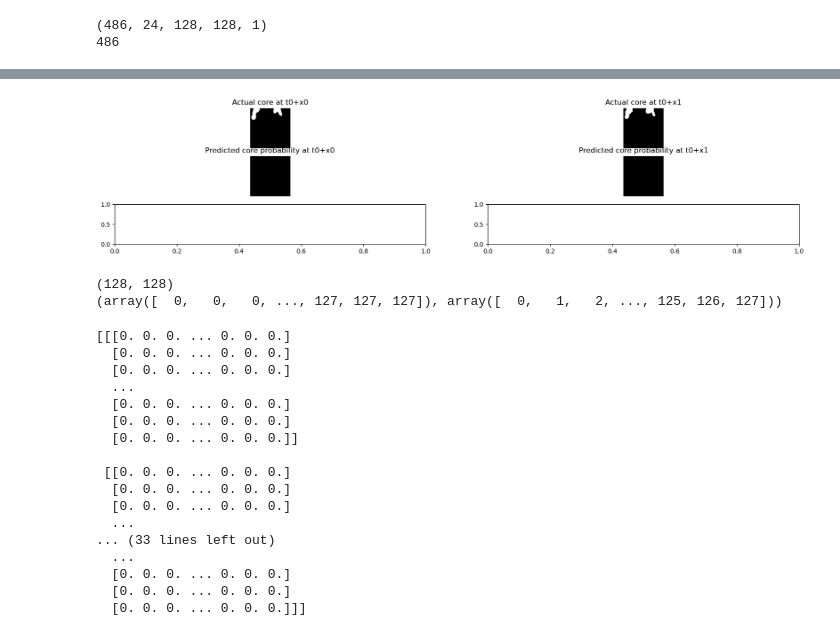
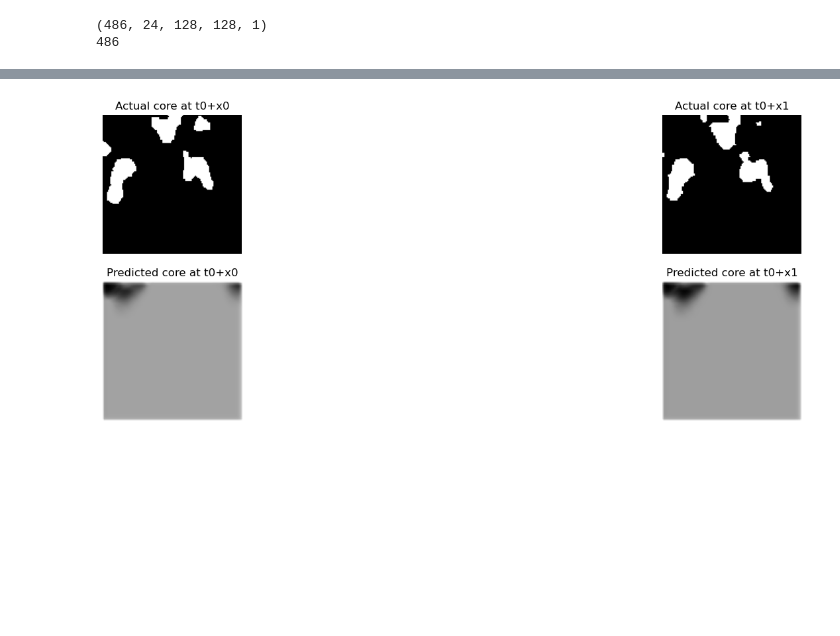
Before and after one commit to JawairiaAA/Core_forecasting_DL, a Jupyter notebook: DL_core_forecasting_video.ipynb, the cells around one changed output, grey strips where cells are left out. Saved outputs shown, nothing was run; the diff lists cells and outputs as text; code cells hidden in the pictures; blank space fills up the shorter version.

Commit message:
corrected_plots

```diff
--- a/DL_core_forecasting_video.ipynb
+++ b/DL_core_forecasting_video.ipynb
@@ -236,12 +236,12 @@ b= 48
 #cores_t_0 = cores[t0:-t0, a:,b:]
 #tir_t_minus_xhr = tir[0:-2*t0,a:,b:]
 #tir_t_0 = tir[t0:-t0, a:,b:]
-cores_t_0 = cores[0:-num_frames-t0, a:,b:]
-tir_t_0 = tir[0:-num_frames-t0, a:,b:]
+cores_t_0 = cores[0:-num_frames-t0, :-a,b:]
+tir_t_0 = tir[0:-num_frames-t0, :-a,b:]
 
 
 #target data
-cores_t_plus_xhr = cores[t0+num_frames:, a:,b:]
+cores_t_plus_xhr = cores[t0+num_frames:, :-a,b:]
 ind = np.where(cores_t_plus_xhr>0)
 cores_t_plus_xhr[ind] = 1
 ind_not = np.where(cores_t_plus_xhr<=0)
@@ -381,7 +398,7 @@ early_stopping = keras.callbacks.EarlyStopping(monitor="val_loss", patience=10)
 reduce_lr = keras.callbacks.ReduceLROnPlateau(monitor="val_loss", patience=5)
 
 # Define modifiable training hyperparameters.
-epochs = 5# 20
+epochs = 3 # 20
 batch_size = 24 #50# batch_size#24
 
 # Fit the model to the training data.
@@ -418,7 +431,7 @@ frames = x_val[batch_number,:,:,:,:] #
 original_frames = y_val[batch_number,:,:,:,:] #
 
 # Predict a new set of 10 frames.
-for _ in range(5):
+for _ in range(2):
     # Extract the model's prediction and post-process it.
     new_prediction = model.predict(np.expand_dims(frames, axis=0))
     new_prediction = np.squeeze(new_prediction, axis=0)
@@ -442,0 +453,8 @@ for _ in range(5):
+# %%
+day = 1 #96*19-36
+f=plt.figure(figsize=(15,7))  # this opens a plot window
+ax = f.add_subplot(111, projection=ccrs.PlateCarree())  # this opens a new plot axis
+draw_map(ax, np.squeeze(predicted_frame), lon[:-a,b:], lat[:-a,b:], cbar_label='TIR [Tb oC]', cmap='jet')
+#ax.contour(lon, lat, cores[day,:,:], levels=[-5,1,50], colors='r')
+
+#
@@ -443,68 +463,40 @@ for _ in range(5):
 # %%
 # Construct a figure for the original and new frames.
-fig, axes = plt.subplots(3, 2, figsize=(20, 4))
+fig, axes = plt.subplots(2, 2, figsize=(20, 6))
 
 
 # Plot the original frames.
 for idx, ax in enumerate(axes[0]):
     ax.imshow(np.squeeze(original_frames[idx]), cmap="gray")
     ax.set_title(f"Actual core at t0+x{idx}")
 #    ax.set_title(f"Frame {idx + 24}")
     ax.axis("off")
 
 
 # Plot the new frames.
 new_frames = frames[24:, ...]
 for idx, ax in enumerate(axes[1]):
     ax.imshow(np.squeeze(new_frames[idx]), cmap="gray")
     ax.set_title(f"Predicted core at t0+x{idx}")
     ax.axis("off")
 
 
 # Plot the new frames.
-new_frames_prob = frames[24:, ...]
-for idx, ax in enumerate(axes[1]):
-    plot_image = np.squeeze(new_frames_prob[idx])
-    ind = np.where(plot_image>0.5)
-    plot_image[ind]=1
-    ind_not = np.where(plot_image<=0.5)
-    plot_image[ind_not]=0
-    ax.imshow(plot_image, cmap="gray")
-    ax.set_title(f"Predicted core probability at t0+x{idx}")
-    ax.axis("off")
+#embedded-picture = frames[24:, ...]
+#for idx, ax in enumerate(axes[1]):
+ #   plot_image = np.squeeze(new_frames_prob[idx])
+ #   ind = np.where(plot_image>0.5)
+ #   plot_image[ind]=1
+ #   ind_not = np.where(plot_image<=0.5)
+ #   plot_image[ind_not]=0
+ #   ax.imshow(plot_image, cmap="gray")
+ #   ax.set_title(f"Predicted core probability at t0+x{idx}")
+ #   ax.axis("off")
 
 # Display the figure.
 plt.show()
 # %% [output]
-[figure, old version]
+[figure, new version]
-# %%
-#print(np.unique(new_frames[0]))
-print(plot_image.shape)
-print(ind_not)
-del ind_not, ind
-# %% [output]
-(128, 128)
-(array([  0,   0,   0, ..., 127, 127, 127]), array([  0,   1,   2, ..., 125, 126, 127]))
-# %%
-print(cores_t_plus_xhr)
-# %% [output]
-[[[0. 0. 0. ... 0. 0. 0.]
-  [0. 0. 0. ... 0. 0. 0.]
-  [0. 0. 0. ... 0. 0. 0.]
-  ...
-  [0. 0. 0. ... 0. 0. 0.]
-  [0. 0. 0. ... 0. 0. 0.]
-  [0. 0. 0. ... 0. 0. 0.]]
-
- [[0. 0. 0. ... 0. 0. 0.]
-  [0. 0. 0. ... 0. 0. 0.]
-  [0. 0. 0. ... 0. 0. 0.]
-  ...
-... (33 lines left out)
-  ...
-  [0. 0. 0. ... 0. 0. 0.]
-  [0. 0. 0. ... 0. 0. 0.]
-  [0. 0. 0. ... 0. 0. 0.]]]
 # %%
 #num_frames= 24  # hours
 #batch_size= len(cores_t_0[:,0,0])/num_frames  # days 720 - 96 one day
```
Also changed, not shown: parts of 13 cells of this notebook.
